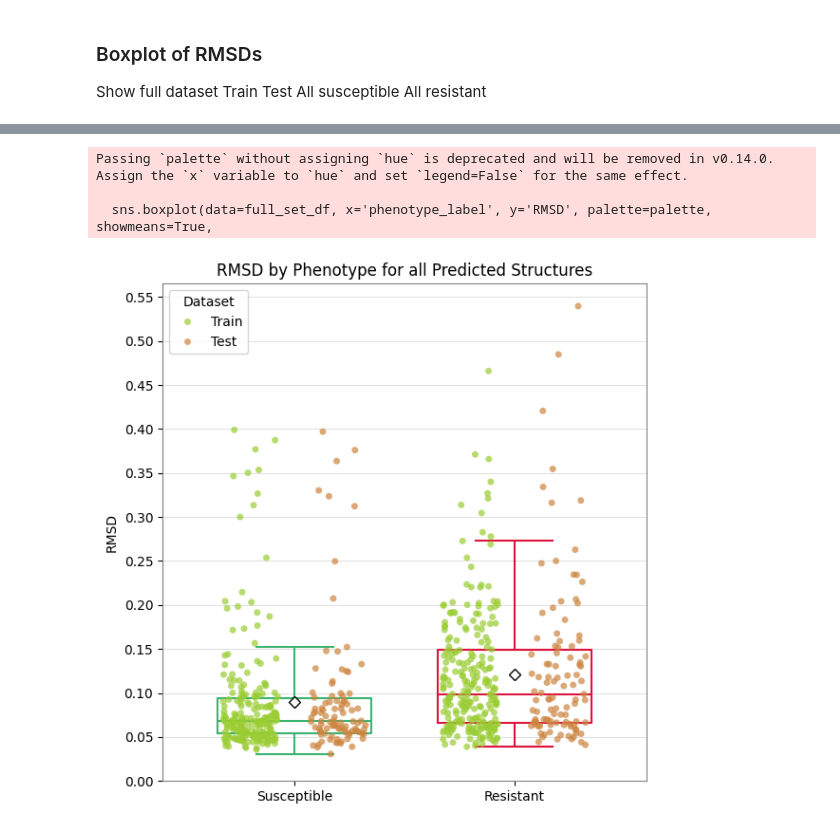
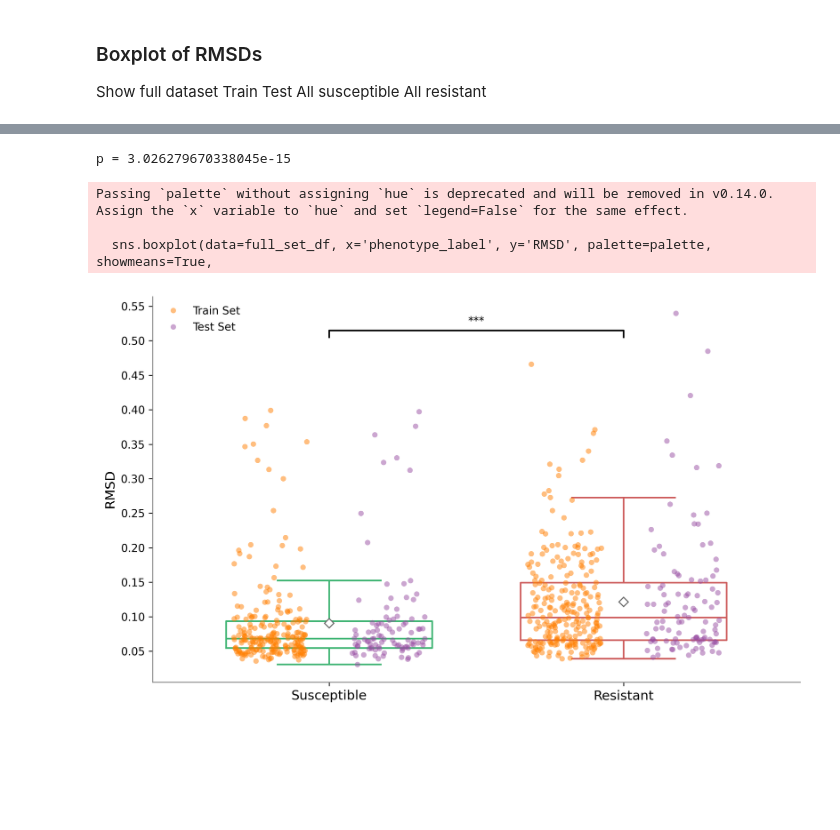
Before and after one commit to fowler-lab/tb-pnca-gnn, a Jupyter notebook: dd_pnca/af_structures_analysis.ipynb, the cells around one changed output, grey strips where cells are left out. Cells and saved outputs as stored; diff of their text form; code cells hidden in the pictures; blank space fills up the shorter version.

Commit message:
alphafold structure analysis and fig creation

```diff
--- a/dd_pnca/af_structures_analysis.ipynb
+++ b/dd_pnca/af_structures_analysis.ipynb
@@ -184,7 +185,7 @@ False
 # %% [markdown]
 ### repeat RMSD with AF wt
 # %%
-af_wt_struct = parser.get_structure("wt", '../pdb/wt/0_unrelaxed_rank_001_alphafold2_ptm_model_4_seed_000.pdb')
+af_wt_struct = parser.get_structure("wt", '../pdb/wt/af_wt.pdb')
 af_wt_atoms = get_ca_atoms(af_wt_struct)
 print(len(af_wt_atoms))
 # %% [output]
@@ -343,3 +344,6 @@ display(test_df[test_df['phenotype_label'] == 'S'].describe())
 | 50% | 0.067617 |
 | 75% | 0.091190 |
 | max | 0.397053 |
+# %%
+train_df['Dataset'] = 'Train Set'
+test_df['Dataset'] = 'Test Set'
@@ -345,0 +591,3 @@ display(test_df[test_df['phenotype_label'] == 'S'].describe())
+# %%
+plt.rcParams['axes.labelsize'] = 12
+plt.rcParams['figure.dpi'] = 300
@@ -401,15 +673,31 @@ full_set_df
+# %%
+from scipy.stats import mannwhitneyu, ttest_ind
+
+# test significance of RMSD differences between S and R
+
+group1 = full_set_df[full_set_df['phenotype_label'] == 'S']['RMSD']
+group2 = full_set_df[full_set_df['phenotype_label'] == 'R']['RMSD']
+
+# stat, p_value = ttest_ind(group1, group2)
+res = mannwhitneyu(group1, group2)
+
+print(f"p = {res[1]}") # probability of observing a difference as large, assuming the null hypothesis (both groups have the same distribution) is true
+# %% [output]
+p = 3.026279670338045e-15
 # %%
-plt.figure(figsize=(6, 6))
+# plt.figure(figsize=(6.5, 6))
+plt.figure(figsize=(9.2, 5.5))
 
-palette = {'S': 'mediumseagreen', 'R': 'crimson'}
-dot_palette = {'Train': 'yellowgreen', 'Test': 'peru'}
+palette = {'S': 'mediumseagreen', 'R': 'indianred'}
+# dot_palette = {'Train Set': 'yellowgreen', 'Test Set': 'peru'}
+dot_palette = {'Train Set': '#ff7f00', 'Test Set': '#984ea3'}
 
 
 sns.boxplot(data=full_set_df, x='phenotype_label', y='RMSD', palette=palette, showmeans=True,
             width=0.7,
             fill=False,
             meanprops={'marker':'D', 'markerfacecolor':'white',
-                       'markeredgecolor':'black', 'linestyle':'--'},
+                       'markeredgecolor':'dimgray', 'linestyle':'--'},
             showfliers=False,
         #     boxprops={'edgecolor': 'white'},
             # medianprops={
@@ -420,43 +708,62 @@ sns.boxplot(data=full_set_df, x='phenotype_label', y='RMSD', palette=palette, sh
             )
 
 
 # Add jittered dots, colored by 'Category'
 sns.stripplot(data=full_set_df, x='phenotype_label', y='RMSD', hue='Dataset', palette=dot_palette,
-              dodge=True, jitter=0.25, alpha=0.7, size=5)
+              dodge=True, jitter=0.25,
+              alpha=0.5,
+              size=5)
 
 plt.yticks(np.arange(0, 0.6, 0.05))
-plt.xticks(ticks=[0, 1], labels=['Susceptible', 'Resistant'])
+plt.xticks(ticks=[0, 1], labels=['Susceptible', 'Resistant'], fontsize = 12)
 
 plt.xlim(-0.6, 1.6)
 
 # Change figure outline color
-plt.gca().spines['top'].set_color('gray')
-plt.gca().spines['right'].set_color('gray')
+plt.gca().spines['top'].set_color('white')
+plt.gca().spines['right'].set_color('white')
 plt.gca().spines['left'].set_color('gray')
 plt.gca().spines['bottom'].set_color('gray')
 
+
+# Coordinates for annotation
+x1, x2 = 0, 1   # 'S' and 'R'
+# y, h, col = full_set_df['RMSD'].max() + 0.02, 0.01, 'black'
+y, h, col = 0.505, 0.01, 'black'
+
+# Draw line and p-value
+plt.plot([x1, x1, x2, x2], [y, y+h, y+h, y], lw=1.5, c=col)
+# plt.text((x1+x2)*.5, y+h+0.005, f"p = {res[1]}", ha='center', va='bottom', color=col)
+plt.text((x1+x2)*.5, y+h+0.005, "***", ha='center', va='bottom', color=col)
+
 # Add gridlines
-plt.grid(color='lightgray',
-        #  linestyle='--',
-         linewidth=0.5,
-         axis='y'
-         )
+# plt.grid(color='#f0f0f0',
+#         #  linestyle='--',
+#          linewidth=0.5,
+#          axis='y'
+#          )
 
 
 # Clean up legend
-plt.legend(title='Dataset',
+legend = plt.legend(title='',
         #    bbox_to_anchor=(1, 1),
-        #    loc='upper right'
+           loc='upper left'
            )
-plt.title('RMSD by Phenotype for all Predicted Structures')
+
+legend.set_frame_on(False)
+
+# plt.title('RMSD by Phenotype for all AlphaFold Predicted Structures', fontsize = 14)
 
 plt.xlabel('')
 plt.ylabel('RMSD')
 
 plt.tight_layout()
+
+# plt.savefig("figs/af_struct_rmsd_boxplot_v4.png", dpi=300, bbox_inches='tight')
+
 plt.show()
 # %% [output]
 Passing `palette` without assigning `hue` is deprecated and will be removed in v0.14.0. Assign the `x` variable to `hue` and set `legend=False` for the same effect.
 
   sns.boxplot(data=full_set_df, x='phenotype_label', y='RMSD', palette=palette, showmeans=True,
-[figure, old version]
+[figure, new version]
```
Also changed, not shown: parts of 33 cells of this notebook, 8 other files.
